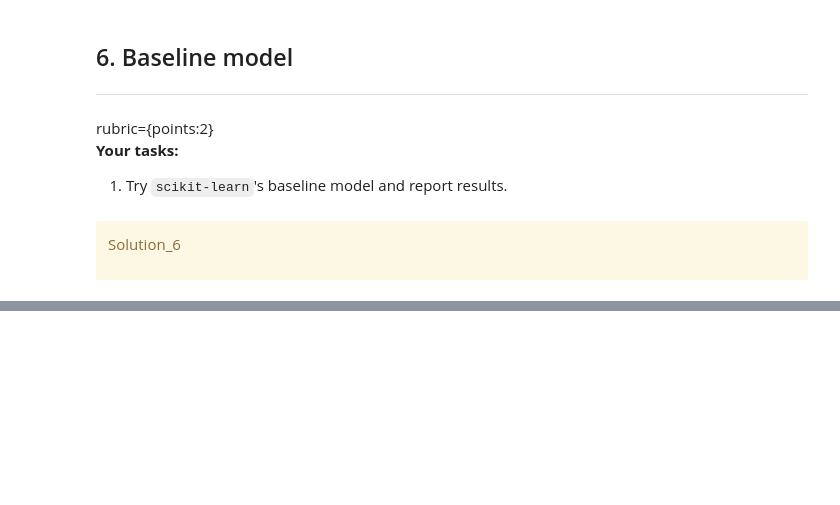
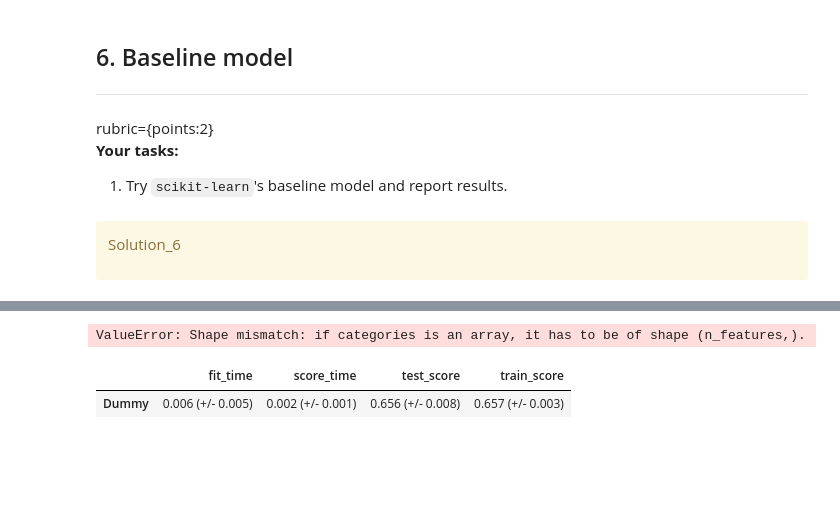
Before and after one commit to angieclra/credit-card-default-analysis, a Jupyter notebook: project.ipynb, the cells around one changed output, grey strips where cells are left out. Cells and saved outputs as stored; diff of their text form; code cells hidden in the pictures; blank space fills up the shorter version.

```diff
--- a/project.ipynb
+++ b/project.ipynb
@@ -310,0 +472,23 @@ Solution_6
+# %%
+# We are choosing this
+scoring_metric = "accuracy" # TODO look at the model data
+# %%
+# From https://ubc-cs.github.io/cpsc330/lectures/05_preprocessing-pipelines.html#ordinal-encoding-occasionally-recommended
+def mean_std_cross_val_scores(model, X_train, y_train, **kwargs):
+
+    scores = cross_validate(model, X_train, y_train, **kwargs, error_score='raise')
+
+    mean_scores = pd.DataFrame(scores).mean()
+    std_scores = pd.DataFrame(scores).std()
+    out_col = []
+
+    for i in range(len(mean_scores)):
+        out_col.append((f"%0.3f (+/- %0.3f)" % (mean_scores[i], std_scores[i])))
+
+    return pd.Series(data=out_col, index=mean_scores.index)
+# %%
+# Dummy Baselike
+dummy = DummyClassifier(strategy="stratified")
+results["Dummy"] = mean_std_cross_val_scores(
+    dummy, X_train, y_train, return_train_score=True, scoring=scoring_metric
+)
@@ -311,3 +515,15 @@ Solution_6
+# %%
+pipe_dt = make_pipeline(preprocessor, DecisionTreeClassifier(random_state=random_state_))
+results["Decision tree"] = mean_std_cross_val_scores(
+    pipe_dt, X_train, y_train, return_train_score=True, scoring=scoring_metric
+)
+# %% [output]
+ValueError: Shape mismatch: if categories is an array, it has to be of shape (n_features,).
+# %%
+pd.DataFrame(results).T
+# %% [output]
+|  | fit_time | score_time | test_score | train_score |
+| Dummy | 0.006 (+/- 0.005) | 0.002 (+/- 0.001) | 0.656 (+/- 0.008) | 0.657 (+/- 0.003) |
 # %% [markdown]
 <!-- END QUESTION -->
 
```
Also changed, not shown: parts of 19 cells of this notebook, 1 other file.
